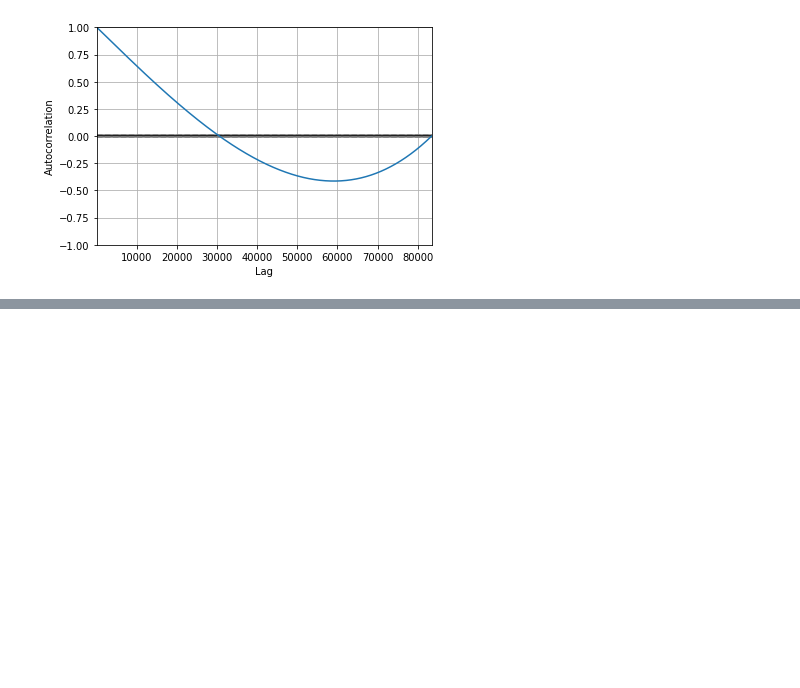
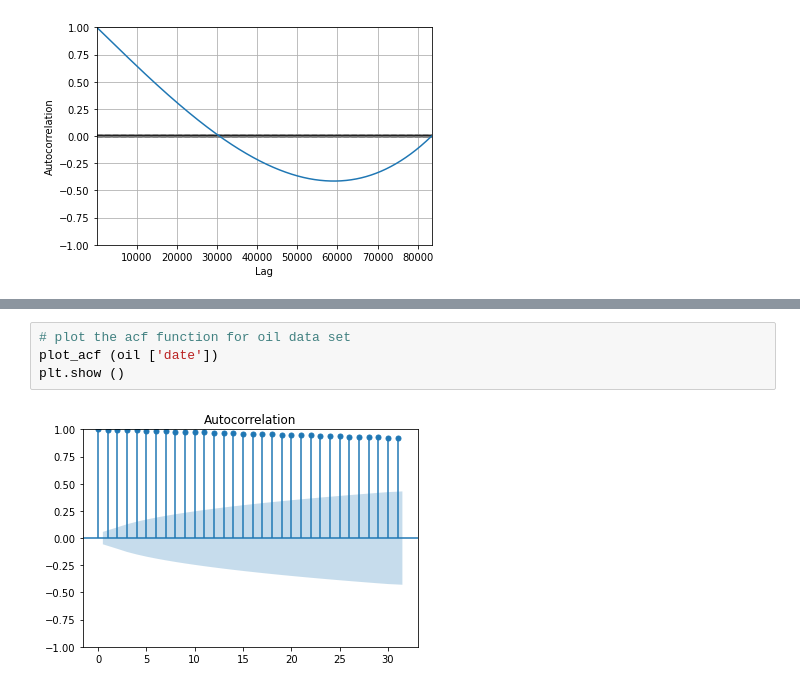
Before and after one commit to AleksandrMorozov123/Competition-on-kaggle-, a Jupyter notebook: time-series-forecasting-with-python.ipynb, the cells around one changed output, grey strips where cells are left out. Saved outputs shown, nothing was run; the diff lists cells and outputs as text; blank space fills up the shorter version.

```diff
--- a/time-series-forecasting-with-python.ipynb
+++ b/time-series-forecasting-with-python.ipynb
@@ -221,0 +231,6 @@ autocorrelation_plot (transactions ['date'])
+# %%
+# plot the acf function for oil data set
+plot_acf (oil ['date'])
+plt.show ()
+# %% [output]
+[figure, added]
```
Also changed, not shown: parts of 10 cells of this notebook.
